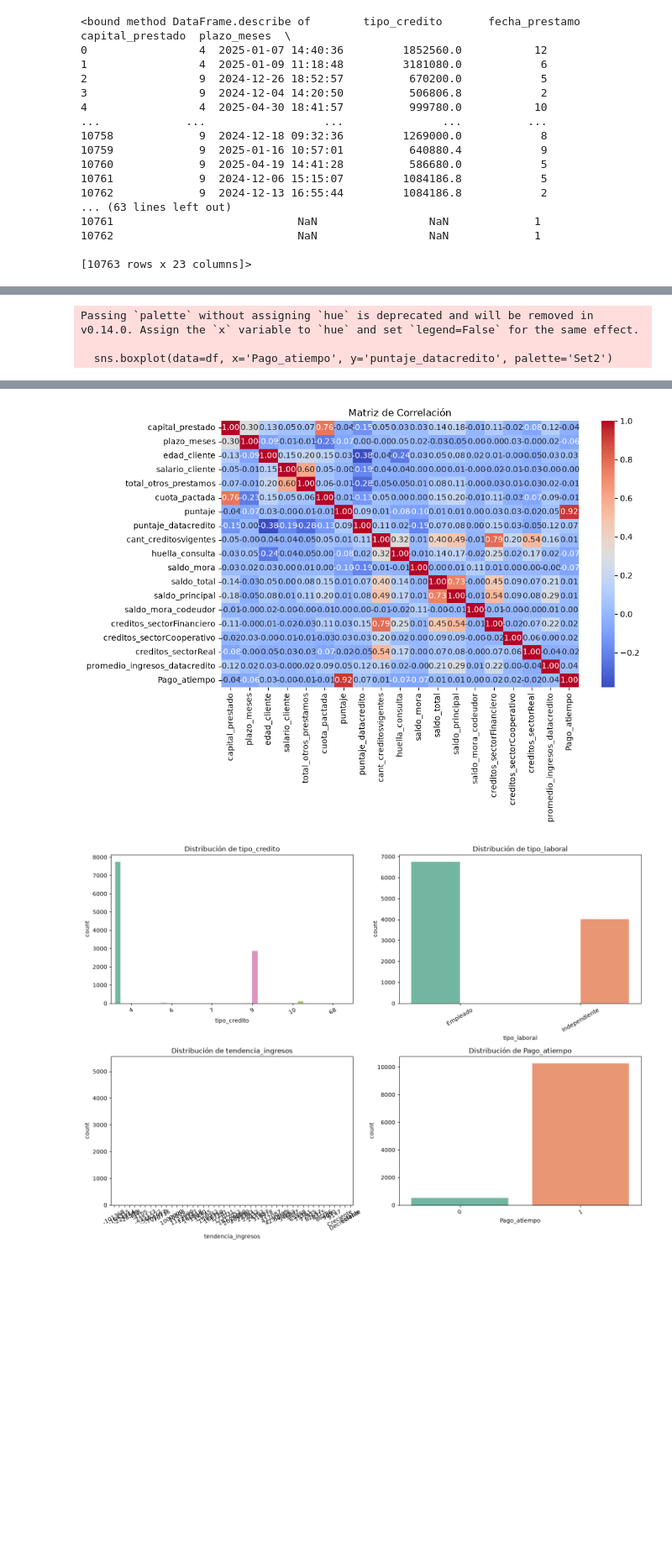
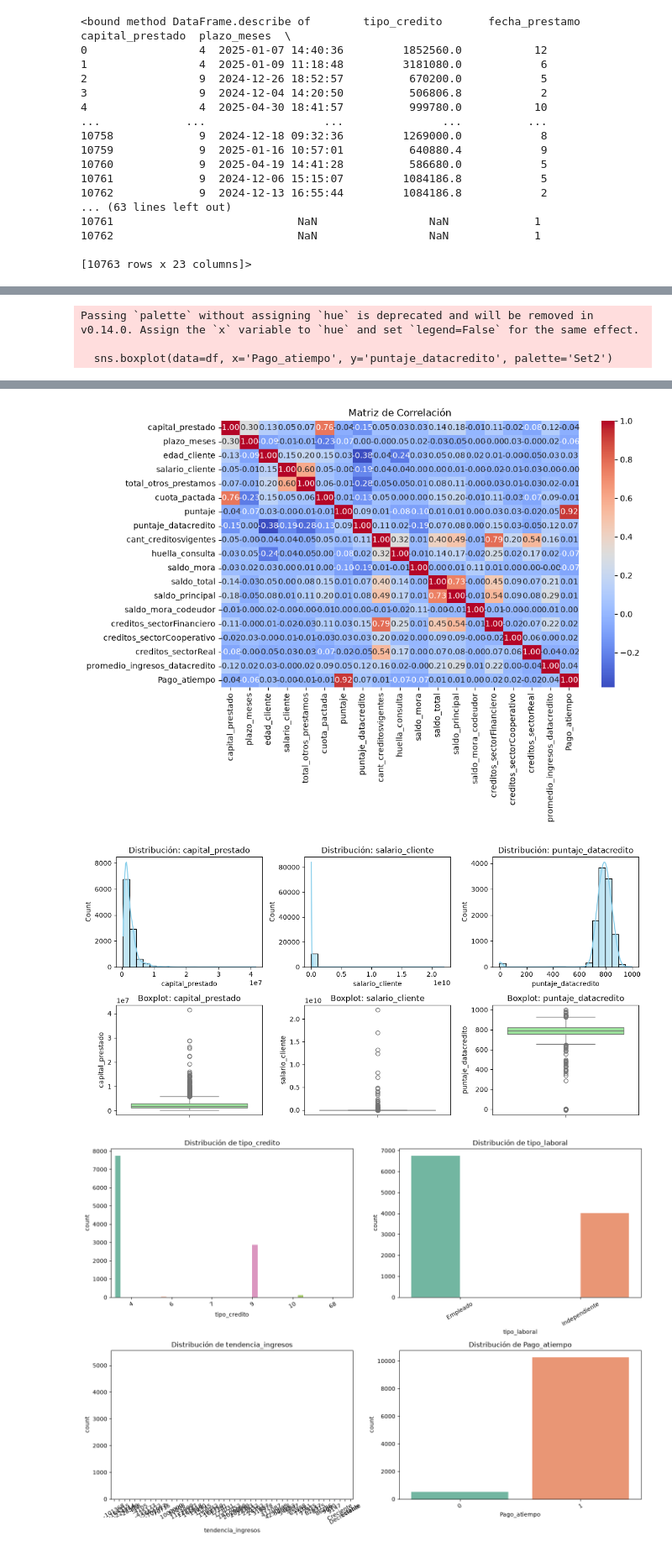
Before and after one commit to ItzCavi/mlops_repo_DCV, a Jupyter notebook: eda_analisis.ipynb, the cells around one changed output, grey strips where cells are left out. Shown at 84% size. Saved outputs shown, nothing was run; the diff lists cells and outputs as text; code cells hidden in the pictures; blank space fills up the shorter version.

```diff
--- a/eda_analisis.ipynb
+++ b/eda_analisis.ipynb
@@ -57,33 +61,48 @@ plt.show()
 
 # Matriz de correlación
 plt.figure(figsize=(10, 6))
 sns.heatmap(df[num_cols].corr(), annot=True, fmt='.2f', cmap='coolwarm')
 plt.title('Matriz de Correlación')
 plt.show()
+
+# Visualización univariable: Histogramas y Boxplots
+plt.figure(figsize=(12, 6))
+for i, col in enumerate(['capital_prestado', 'salario_cliente', 'puntaje_datacredito'], 1):
+    if col in df.columns:
+        plt.subplot(2, 3, i)
+        sns.histplot(df[col], kde=True, bins=20, color='skyblue')
+        plt.title(f'Distribución: {col}')
+
+        plt.subplot(2, 3, i + 3)
+        sns.boxplot(y=df[col], color='lightgreen')
+        plt.title(f'Boxplot: {col}')
+plt.tight_layout()
+plt.show()
 # %% [output]
 --- Estadísticas y Dispersión ---
                                        mean           50%           std  \
 capital_prestado               2.434315e+06  1.921920e+06  1.909643e+06
 plazo_meses                    1.057558e+01  1.000000e+01  6.632082e+00
 edad_cliente                   4.394862e+01  4.200000e+01  1.506088e+01
 salario_cliente                1.721643e+07  3.000000e+06  3.554767e+08
 total_otros_prestamos          6.238870e+06  1.000000e+06  1.184183e+08
 cuota_pactada                  2.436174e+05  1.828630e+05  2.104937e+05
 puntaje                        9.117004e+01  9.522779e+01  1.646544e+01
 puntaje_datacredito            7.807908e+02  7.910000e+02  1.048780e+02
 cant_creditosvigentes          5.726749e+00  5.000000e+00  3.977162e+00
 huella_consulta                4.228561e+00  4.000000e+00  3.064683e+00
 ... (47 lines left out)
 creditos_sectorCooperativo      4.218667
 creditos_sectorReal             3.164866
 promedio_ingresos_datacredito   4.280151
 Pago_atiempo                   -4.256468
 [figure]
 Passing `palette` without assigning `hue` is deprecated and will be removed in v0.14.0. Assign the `x` variable to `hue` and set `legend=False` for the same effect.
 
   sns.boxplot(data=df, x='Pago_atiempo', y='puntaje_datacredito', palette='Set2')
 [figure]
 [figure]
+[figure, added]
 # %%
 # Gráficos de conteo para variables categóricas
 cat_cols = ['tipo_credito', 'tipo_laboral', 'tendencia_ingresos', 'Pago_atiempo']
```
Also changed, not shown: parts of 2 cells of this notebook.
